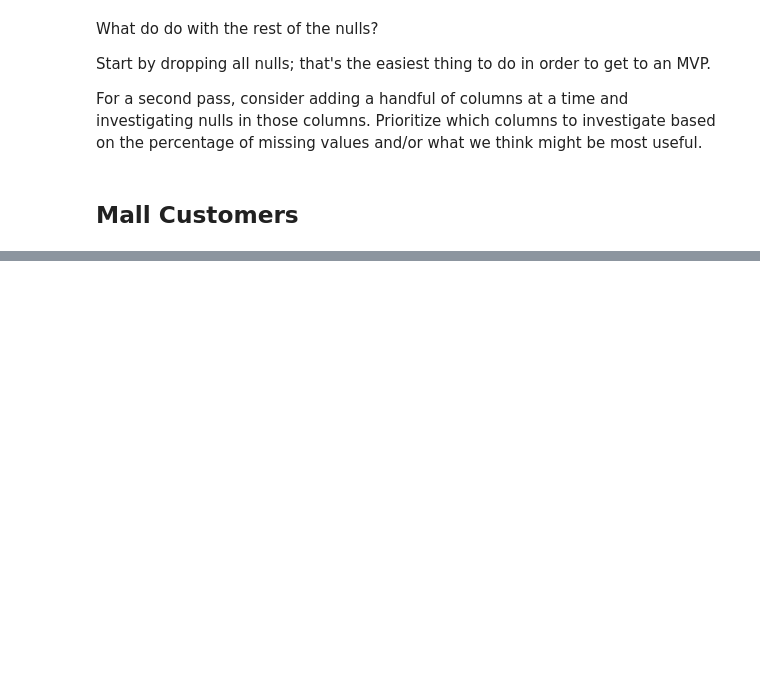
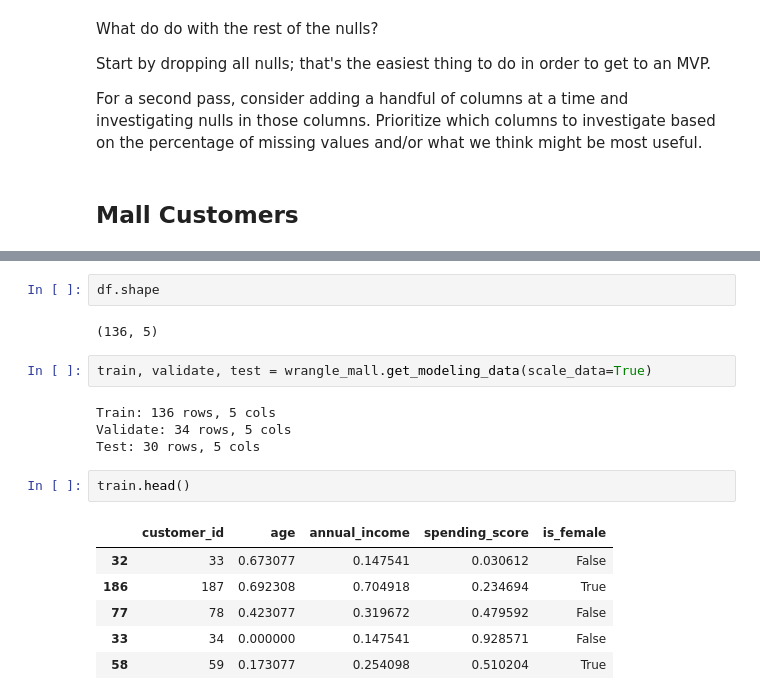
Before and after one commit to CodeupClassroom/innis-clustering-exercises, a Jupyter notebook: wrangle_exercise.ipynb, the cells around one changed output, grey strips where cells are left out. Drawn from its saved outputs; the diff is of its cells as text; blank space fills up the shorter version.

```diff
--- a/wrangle_exercise.ipynb
+++ b/wrangle_exercise.ipynb
@@ -135,0 +109,19 @@ test_scaled[columns_to_scale] = scaler.transform(test[columns_to_scale])
+# %%
+df.shape
+# %% [output]
+(136, 5)
+# %%
+train, validate, test = wrangle_mall.get_modeling_data(scale_data=True)
+# %% [output]
+Train: 136 rows, 5 cols
+Validate: 34 rows, 5 cols
+Test: 30 rows, 5 cols
+# %%
+train.head()
+# %% [output]
+|  | customer_id | age | annual_income | spending_score | is_female |
+| 32 | 33 | 0.673077 | 0.147541 | 0.030612 | False |
+| 186 | 187 | 0.692308 | 0.704918 | 0.234694 | True |
+| 77 | 78 | 0.423077 | 0.319672 | 0.479592 | False |
+| 33 | 34 | 0.000000 | 0.147541 | 0.928571 | False |
+| 58 | 59 | 0.173077 | 0.254098 | 0.510204 | True |
```
Also changed, not shown: parts of 8 cells of this notebook, 2 other files.
